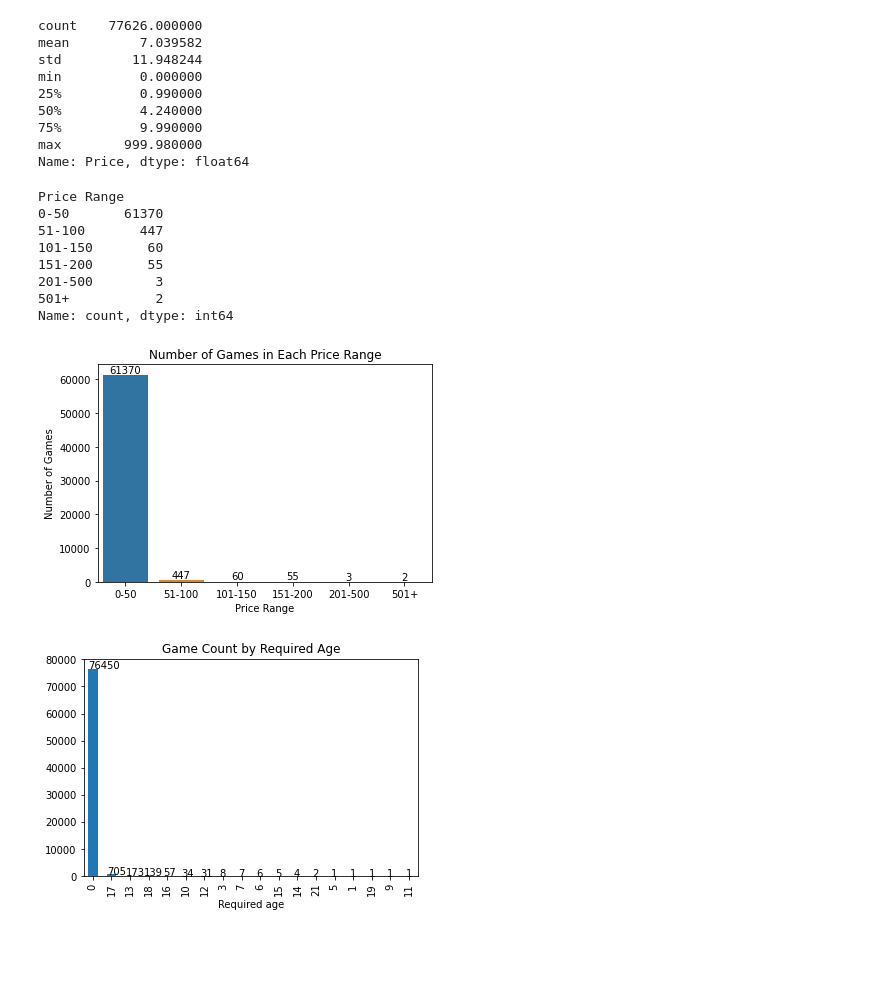
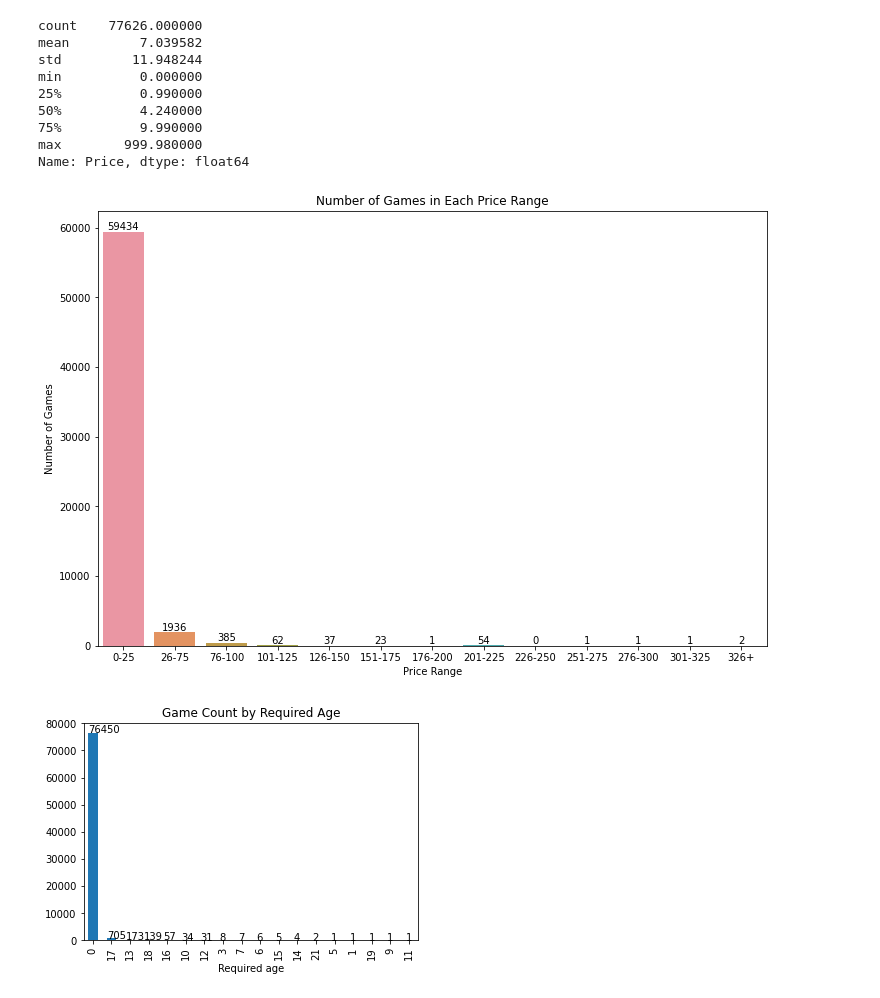
Before and after one commit to arina-sbz/games-cluster-analysis, a Jupyter notebook: games_analysis.ipynb, the cells around one changed output. Cells and saved outputs as stored; diff of their text form; code cells hidden in the pictures; blank space fills up the shorter version.

```diff
--- a/games_analysis.ipynb
+++ b/games_analysis.ipynb
@@ -163,44 +91,11 @@ min          0.000000
 75%          9.990000
 max        999.980000
 Name: Price, dtype: float64
-# %%
-# Create bins for Price ranges
-df["Price Range"] = pd.cut(
-    df["Price"],
-    bins=[0, 50, 100, 150, 200, 500, 1000],
-    labels=["0-50", "51-100", "101-150", "151-200", "201-500", "501+"],
-)
-
-# Count the number of games in each price range
-price_range_counts = df["Price Range"].value_counts().sort_index()
-print(price_range_counts)
-
-# Plot the distribution of games across price ranges
-ax = sns.barplot(x=price_range_counts.index, y=price_range_counts.values)
-
-# Add annotations to each bar
-for p in ax.patches:
-    ax.annotate(
-        f"{int(p.get_height())}",
-        (p.get_x() + p.get_width() / 2.0, p.get_height()),
-        ha="center",
-        va="bottom",
-    )
-
-plt.title("Number of Games in Each Price Range")
-plt.xlabel("Price Range")
-plt.ylabel("Number of Games")
-plt.show()
-# %% [output]
-Price Range
-0-50       61370
-51-100       447
-101-150       60
-151-200       55
-201-500        3
-501+           2
-Name: count, dtype: int64
-[figure, removed]
+# %%
+# Show plot for price range
+plot_price_range(df)
+# %% [output]
+[figure, added]
 # %%
 # Create the bar plot for the distribution of games by Required age
 ax = (
```
Also changed, not shown: parts of 117 cells of this notebook, 2 other files.
